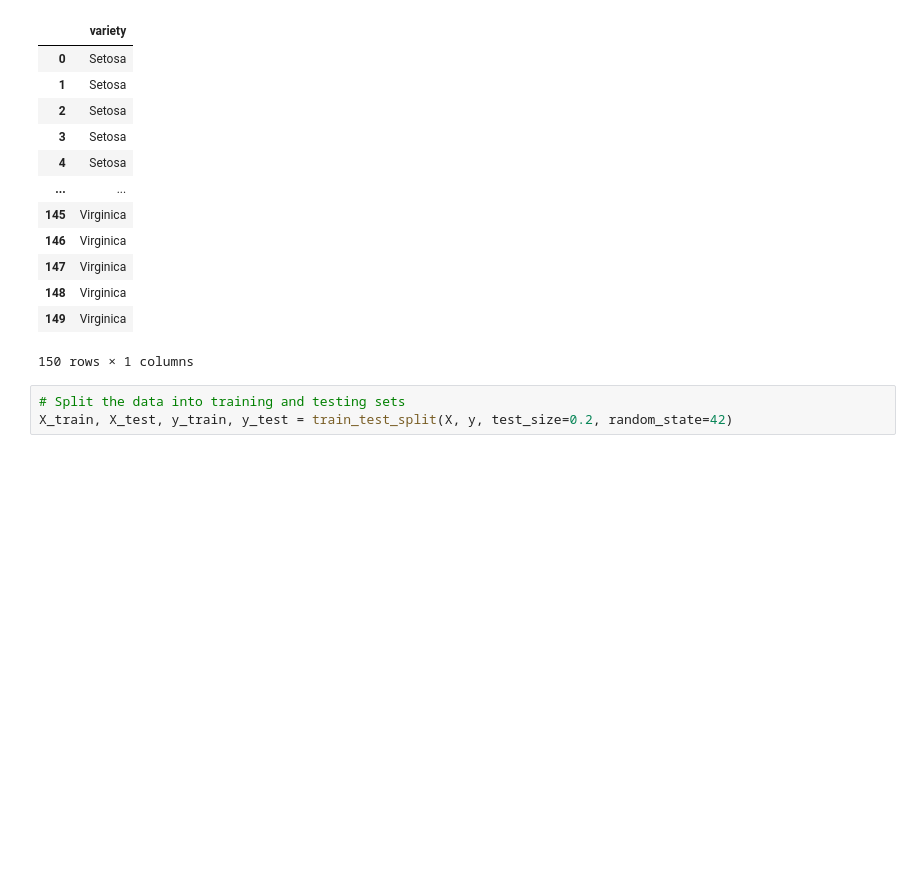
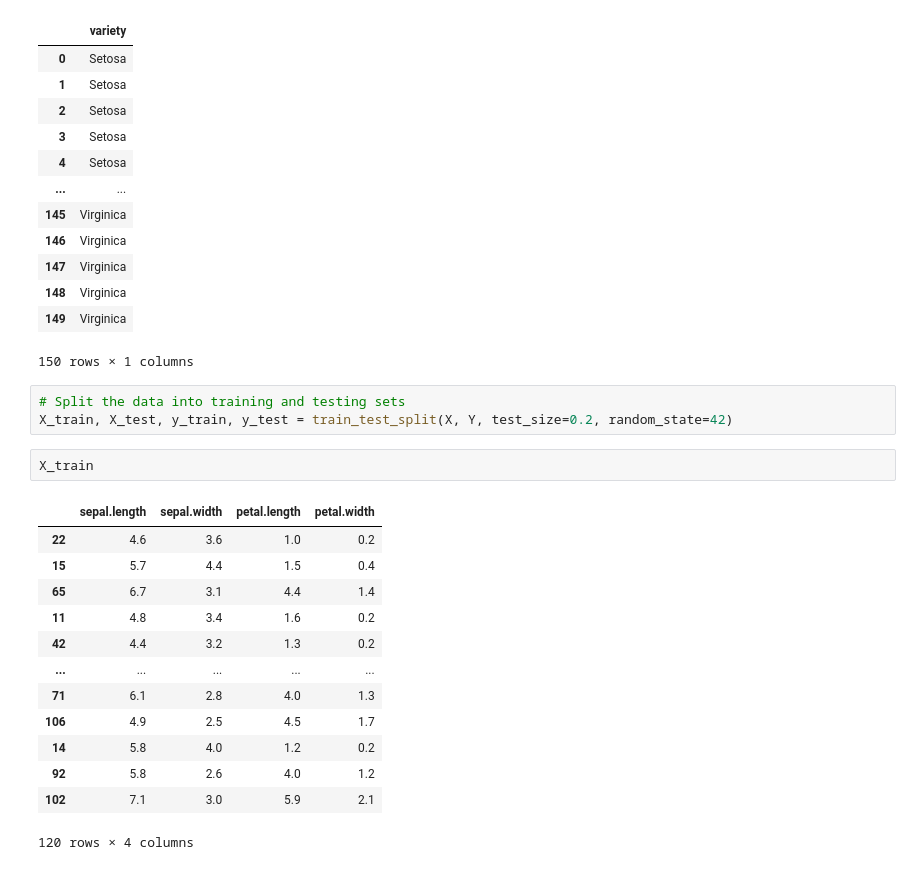
Before and after one commit to MissoumYoucef/Iris-Model, a Jupyter notebook: ProjetIA.ipynb, the cells around one changed output. Saved outputs shown, nothing was run; the diff lists cells and outputs as text; blank space fills up the shorter version.

```diff
--- a/ProjetIA.ipynb
+++ b/ProjetIA.ipynb
@@ -136,4 +136,20 @@ Y
 150 rows × 1 columns
 # %%
 # Split the data into training and testing sets
-X_train, X_test, y_train, y_test = train_test_split(X, y, test_size=0.2, random_state=42)
+X_train, X_test, y_train, y_test = train_test_split(X, Y, test_size=0.2, random_state=42)
+# %%
+X_train
+# %% [output]
+|  | sepal.length | sepal.width | petal.length | petal.width |
+| 22 | 4.6 | 3.6 | 1.0 | 0.2 |
+| 15 | 5.7 | 4.4 | 1.5 | 0.4 |
+| 65 | 6.7 | 3.1 | 4.4 | 1.4 |
+| 11 | 4.8 | 3.4 | 1.6 | 0.2 |
+| 42 | 4.4 | 3.2 | 1.3 | 0.2 |
+| ... | ... | ... | ... | ... |
+| 71 | 6.1 | 2.8 | 4.0 | 1.3 |
+| 106 | 4.9 | 2.5 | 4.5 | 1.7 |
+| 14 | 5.8 | 4.0 | 1.2 | 0.2 |
+| 92 | 5.8 | 2.6 | 4.0 | 1.2 |
+| 102 | 7.1 | 3.0 | 5.9 | 2.1 |
+120 rows × 4 columns
```
Also changed, not shown: parts of 8 cells of this notebook.
